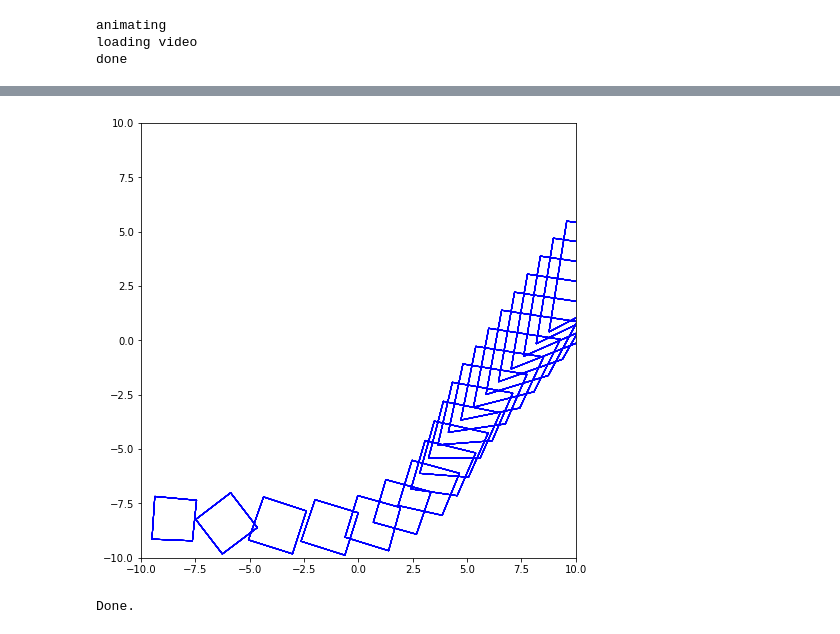
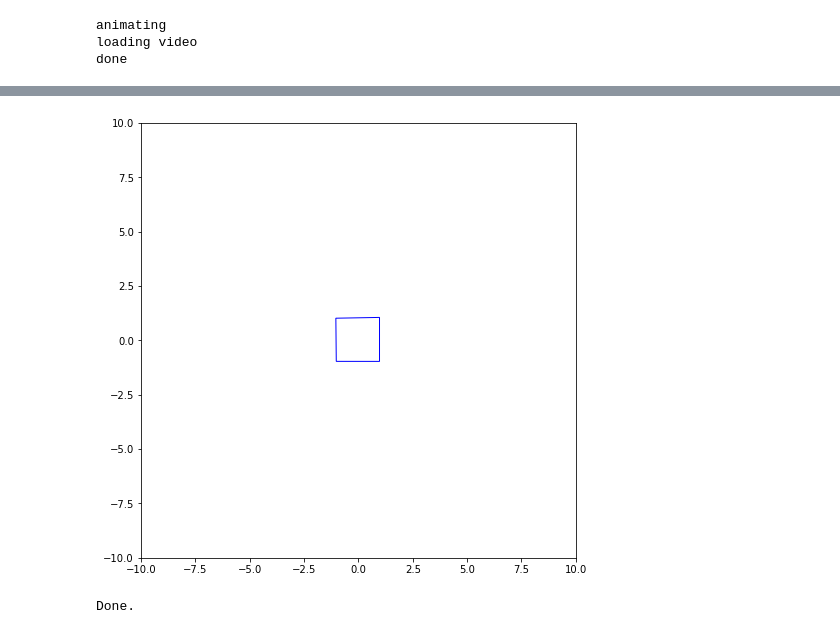
Before and after one commit to lawsonfulton/research-experiments, a Jupyter notebook: box-auto-enc/experiment book.ipynb, the cells around one changed output, grey strips where cells are left out. Cells and saved outputs as stored; diff of their text form; code cells hidden in the pictures.

```diff
--- a/box-auto-enc/experiment book.ipynb
+++ b/box-auto-enc/experiment book.ipynb
@@ -896,5 +896,5 @@ from tensorflow.python.client import device_lib
 device_lib.list_local_devices()
 # %%
 from keras_learn import *
-autoencoder, encoder, decoder = load_autoencoder("models/02 23PM August 03 2017.h5")
+autoencoder, encoder, decoder = load_autoencoder("models/contractive loss 250 epochs.h5")
 # %% [output]
@@ -1040,16 +1053,22 @@ jacobian_x_wrt_q: [[[[ 0.00971831 -0.03918895 -0.03437331]]]
 # %%
 fig = plt.figure(figsize=(8, 8))
 ax = fig.add_subplot(111)
 ax.set_xlim([-10, 10])
 ax.set_ylim([-10, 10])
 ax.set_aspect('equal')
 
+starting_pos = [0.0, 0.0]
+starting_theta = 0.0
+starting_box = boxes.generate_samples(offsets=[starting_pos], thetas=[starting_theta])
+gen_pos = encoder.predict(starting_box)[0] # need to get the encoded starting position
+
 n = 20.0
-predicted_boxes = decoder.predict(np.array([[i/(n*3),0/(n*2), i/(n)] for i in range(int(n)) for j in range(int(n))]))
+#predicted_boxes = decoder.predict(np.array([[i/(n*3),0/(n*2), i/(n)] for i in range(int(n)) for j in range(int(n))]))
+predicted_boxes = decoder.predict(np.array([gen_pos]))
 #print(predicted_boxes)
 boxes.draw_from_samples(ax, predicted_boxes, 'b')
 plt.show()
 print("Done.")
 # %% [output]
-[figure, old version]
+[figure, new version]
 Done.
```
Also changed, not shown: parts of 6 cells of this notebook, 13 other files.
